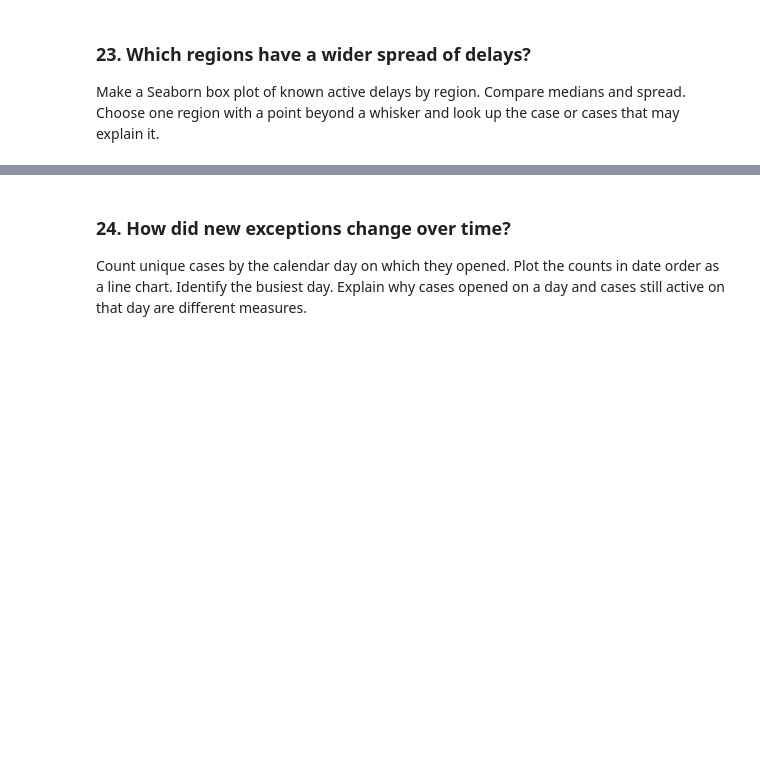
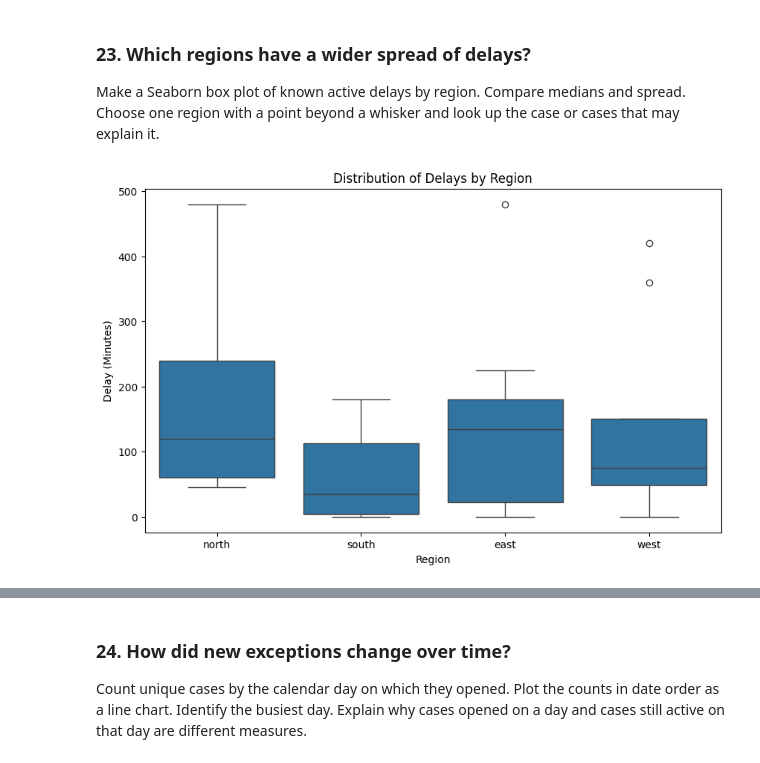
Before and after one commit to rm2620/LogicMojo-GenAI-AgenticAI-Oct26-Rishabh2620, a Jupyter notebook: Assignments_Solutions/03_python_data_analysis_practice.ipynb, the cells around one changed output, grey strips where cells are left out. Saved outputs shown, nothing was run; the diff lists cells and outputs as text; code cells hidden in the pictures; blank space fills up the shorter version.

```diff
--- a/Assignments_Solutions/03_python_data_analysis_practice.ipynb
+++ b/Assignments_Solutions/03_python_data_analysis_practice.ipynb
@@ -861,3 +861,21 @@ Number of active cases with delays < 120 minutes: 21
 ### 23. Which regions have a wider spread of delays?
 
 Make a Seaborn box plot of known active delays by region. Compare medians and spread. Choose one region with a point beyond a whisker and look up the case or cases that may explain it.
+# %%
+plot_df = cleaned_df.loc[
+    (cleaned_df["status"] != "resolved")
+    &
+    (pd.notna(cleaned_df["delay_minutes"])),
+    ["case_id", "region", "delay_minutes"]
+]
+
+plt.figure(figsize=(10, 6))
+
+sns.boxplot(data=plot_df, x="region", y="delay_minutes")
+
+plt.title("Distribution of Delays by Region")
+plt.xlabel("Region")
+plt.ylabel("Delay (Minutes)")
+plt.show()
+# %% [output]
+[figure, added]
```
Also changed, not shown: parts of 12 cells of this notebook, 1 other file.
